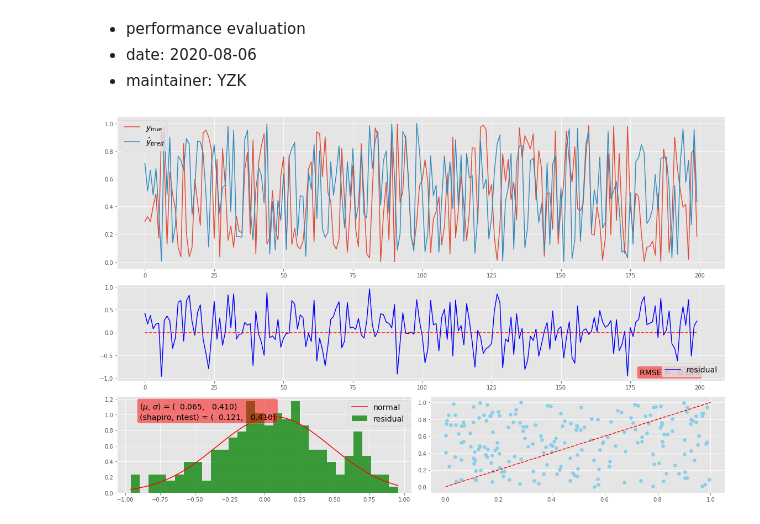
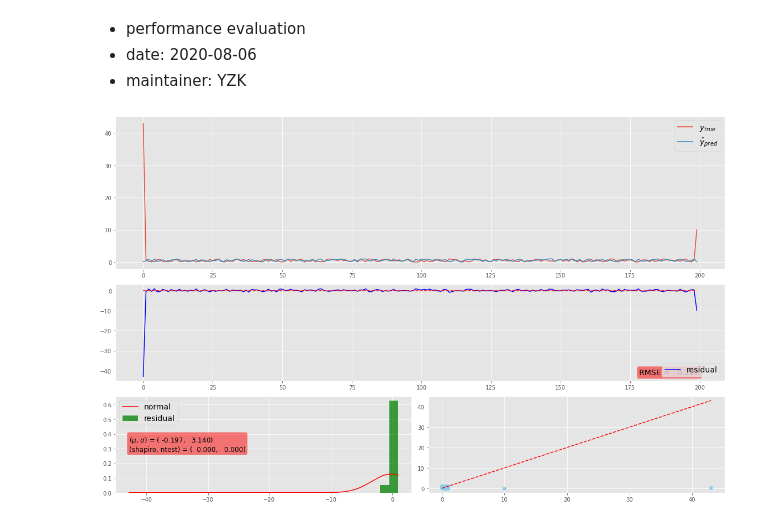
Before and after one commit to thecourageyu/RNNQC, a Jupyter notebook: lib/perfeval.ipynb, the cells around one changed output. Drawn from its saved outputs; the diff is of its cells as text; code cells hidden in the pictures.

```diff
--- a/lib/perfeval.ipynb
+++ b/lib/perfeval.ipynb
@@ -66,7 +66,7 @@ class perfeval:
 
         plt.figure(figsize=(16, 10))
 
-        logging.info("tspredict-fig1")
+        logging.debug("tspredict-fig1")
         ax1 = plt.subplot2grid(shape=(7, 4), loc=(0, 0), rowspan=3, colspan=4)
 
         ax1.plot(y_true, label="$y_{true}$")
@@ -82,7 +82,7 @@ class perfeval:
 
         ax1.legend(fontsize=14)
 
-        logging.info("tspredict-fig2")
+        logging.debug("tspredict-fig2")
         ax2 = plt.subplot2grid(shape=(7, 4), loc=(3, 0), rowspan=2, colspan=4)
         ax2.plot(residual_, label="residual", color="blue")
         ax2.plot(np.zeros(nsize), "--", color="red")
@@ -97,16 +97,16 @@ class perfeval:
                  verticalalignment="bottom", horizontalalignment="right",
                  color="black", fontsize=14, bbox=props)
 
-        logging.info("tspredict-fig3-error.dist")
+        logging.debug("tspredict-fig3-error.dist")
         ax3 = plt.subplot2grid(shape=(7, 4), loc=(5, 0), rowspan=2, colspan=2)
         n, bins, patches = ax3.hist(residual_, bins=30, density=True, stacked=True, label="residual", facecolor="g", alpha=0.75)
         resx = np.arange(min(residual_), max(residual_), 0.001)
         resnpdf = norm(mu_, std_).pdf(resx)
         ax3.plot(resx, resnpdf, label="normal", color="red")
-        ax3.text(bins[int(len(bins) * 0.05)], max(n) * 0.8, s=descstat, fontsize=14, bbox=props)
+        ax3.text(bins[int(len(bins) * 0.001)], max(n) * 0.45, s=descstat, fontsize=12, bbox=props)
         ax3.legend(fontsize=14)
 
-        logging.info("tspredict-fig4")
+        logging.debug("tspredict-fig4")
         ax4 = plt.subplot2grid(shape=(7, 4), loc=(5, 2), rowspan=2, colspan=2)
         ax4.scatter(y_true, y_pred, label="residual", color="skyblue")
         ax4.plot([minv, maxv], [minv, maxv], "--", color="red")
@@ -118,7 +118,7 @@ class perfeval:
             if title_ is not None:
                 outf = "{}/perfeval_{}.png".format(outd, title_)
 
-            logging.info("tspredict".format(outf))
+            logging.debug("tspredict".format(outf))
             plt.savefig(outf)
         else:
             plt.show()
@@ -127,10 +127,12 @@ class perfeval:
 # %%
 
 if __name__ == "__main__":
 
     y_true = np.random.random_sample(200)
     y_pred = np.random.random_sample(200)
 
+    y_true[-1] = 10
+    y_true[0] = 43
     perfeval.tspredict(y_true, y_pred)
 # %% [output]
-[figure, old version]
+[figure, new version]
```
Also changed, not shown: 5 other files.
